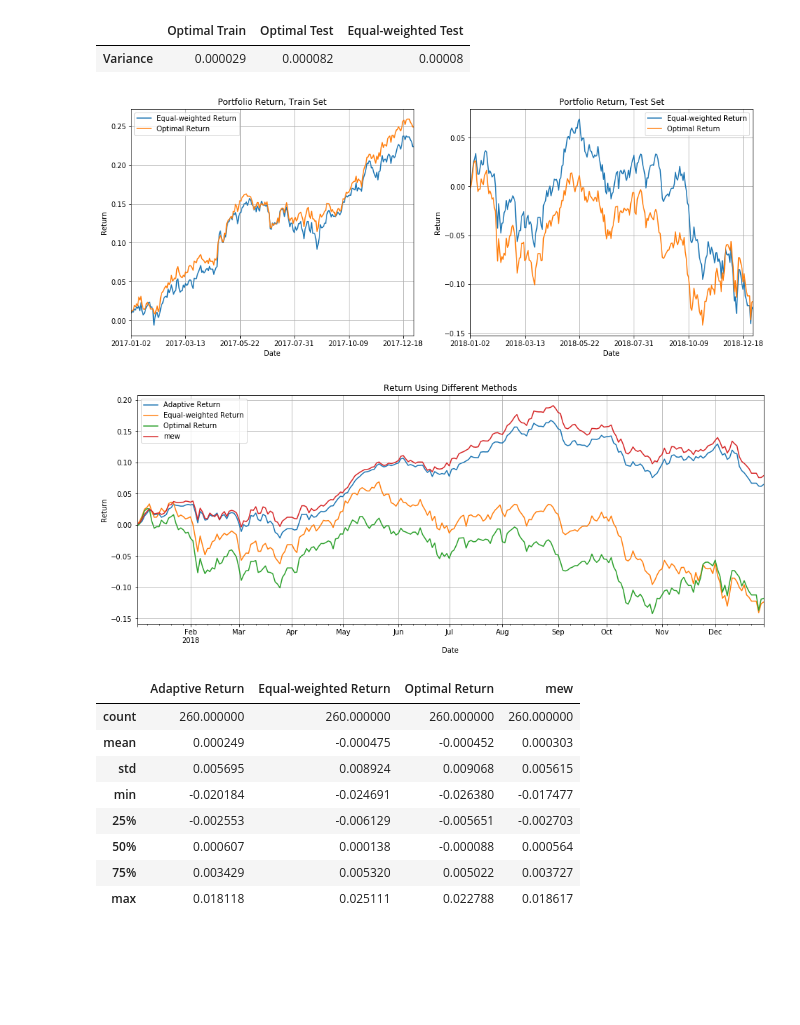
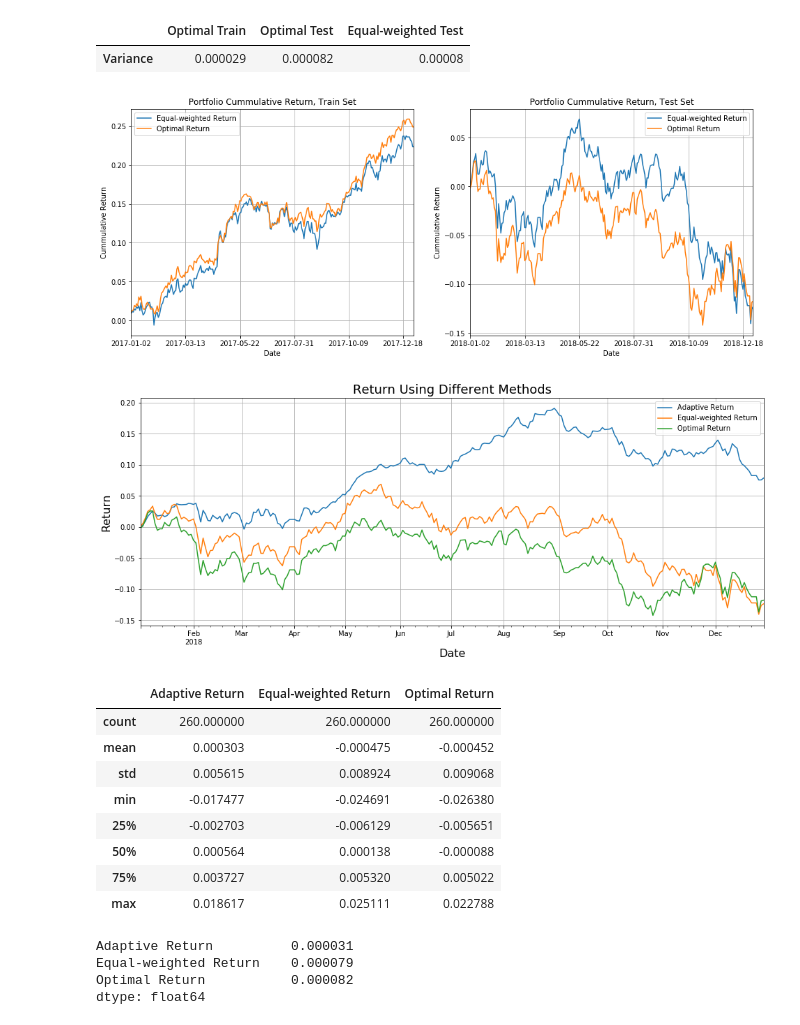
Before and after one commit to yhl116/FSPCW, a Jupyter notebook: part3/3.1 Adaptive minimum-variance portfolio optimization.ipynb, the cells around one changed output. Saved outputs shown, nothing was run; the diff lists cells and outputs as text; code cells hidden in the pictures; blank space fills up the shorter version.

```diff
--- a/part3/3.1 Adaptive minimum-variance portfolio optimization.ipynb
+++ b/part3/3.1 Adaptive minimum-variance portfolio optimization.ipynb
@@ -77,17 +77,17 @@ fig = plt.figure(figsize=(16,6))
 ax1 = fig.add_subplot(121)
 ax2 = fig.add_subplot(122)
 
-ret_train_opt.cumsum().plot(ax=ax1, title='Portfolio Return, Train Set')
+ret_train_opt.cumsum().plot(ax=ax1, title='Portfolio Cummulative Return, Train Set')
 ax1.set_xlabel('Date')
-ax1.set_ylabel('Return')
+ax1.set_ylabel('Cummulative Return')
 ax1.grid()
 
-ret_test_opt.cumsum().plot(ax=ax2, title='Portfolio Return, Test Set')
+ret_test_opt.cumsum().plot(ax=ax2, title='Portfolio Cummulative Return, Test Set')
 ax2.set_xlabel('Date')
-ax2.set_ylabel('Return')
+ax2.set_ylabel('Cummulative Return')
 ax2.grid()
 
 plt.savefig("images//different_w")
 # %% [output]
-[figure, old version]
+[figure, new version]
 # %%
@@ -129,23 +111,31 @@ a,b,c = get_adaptive_w_opt_2(last10)
 # %%
-all_return = pd.concat([ret_adapt.loc['2018-01-02':], ret_test_opt, a.loc['2018-01-02':]], axis=1)
-all_return.columns = ['Adaptive Return', 'Equal-weighted Return', 'Optimal Return', "mew"]
+all_return = pd.concat([ret_adapt.loc['2018-01-02':], ret_test_opt], axis=1)
+all_return.columns = ['Adaptive Return', 'Equal-weighted Return', 'Optimal Return']
 
-all_return.cumsum().plot(title='Return Using Different Methods', figsize = (16,6))
-plt.xlabel('Date')
-plt.ylabel("Return")
+all_return.cumsum().plot(figsize = (16,6))
+plt.xlabel('Date', fontsize = 16)
+plt.ylabel("Return", fontsize = 16)
 plt.grid()
-plt.savefig("images//Return Using Different Strategies")
+plt.title('Return Using Different Methods', fontsize = 18)
+plt.savefig("images//Return_Using_Different_Strategies")
 # %% [output]
-[figure, old version]
+[figure, new version]
 # %%
 all_return.describe()
 # %% [output]
-|  | Adaptive Return | Equal-weighted Return | Optimal Return | mew |
-| count | 260.000000 | 260.000000 | 260.000000 | 260.000000 |
-| mean | 0.000249 | -0.000475 | -0.000452 | 0.000303 |
-| std | 0.005695 | 0.008924 | 0.009068 | 0.005615 |
-| min | -0.020184 | -0.024691 | -0.026380 | -0.017477 |
-| 25% | -0.002553 | -0.006129 | -0.005651 | -0.002703 |
-| 50% | 0.000607 | 0.000138 | -0.000088 | 0.000564 |
-| 75% | 0.003429 | 0.005320 | 0.005022 | 0.003727 |
-| max | 0.018118 | 0.025111 | 0.022788 | 0.018617 |
+|  | Adaptive Return | Equal-weighted Return | Optimal Return |
+| count | 260.000000 | 260.000000 | 260.000000 |
+| mean | 0.000303 | -0.000475 | -0.000452 |
+| std | 0.005615 | 0.008924 | 0.009068 |
+| min | -0.017477 | -0.024691 | -0.026380 |
+| 25% | -0.002703 | -0.006129 | -0.005651 |
+| 50% | 0.000564 | 0.000138 | -0.000088 |
+| 75% | 0.003727 | 0.005320 | 0.005022 |
+| max | 0.018617 | 0.025111 | 0.022788 |
+# %%
+np.var(all_return)
+# %% [output]
+Adaptive Return          0.000031
+Equal-weighted Return    0.000079
+Optimal Return           0.000082
+dtype: float64
```
Also changed, not shown: parts of 1 cell of this notebook, 16 other files.
